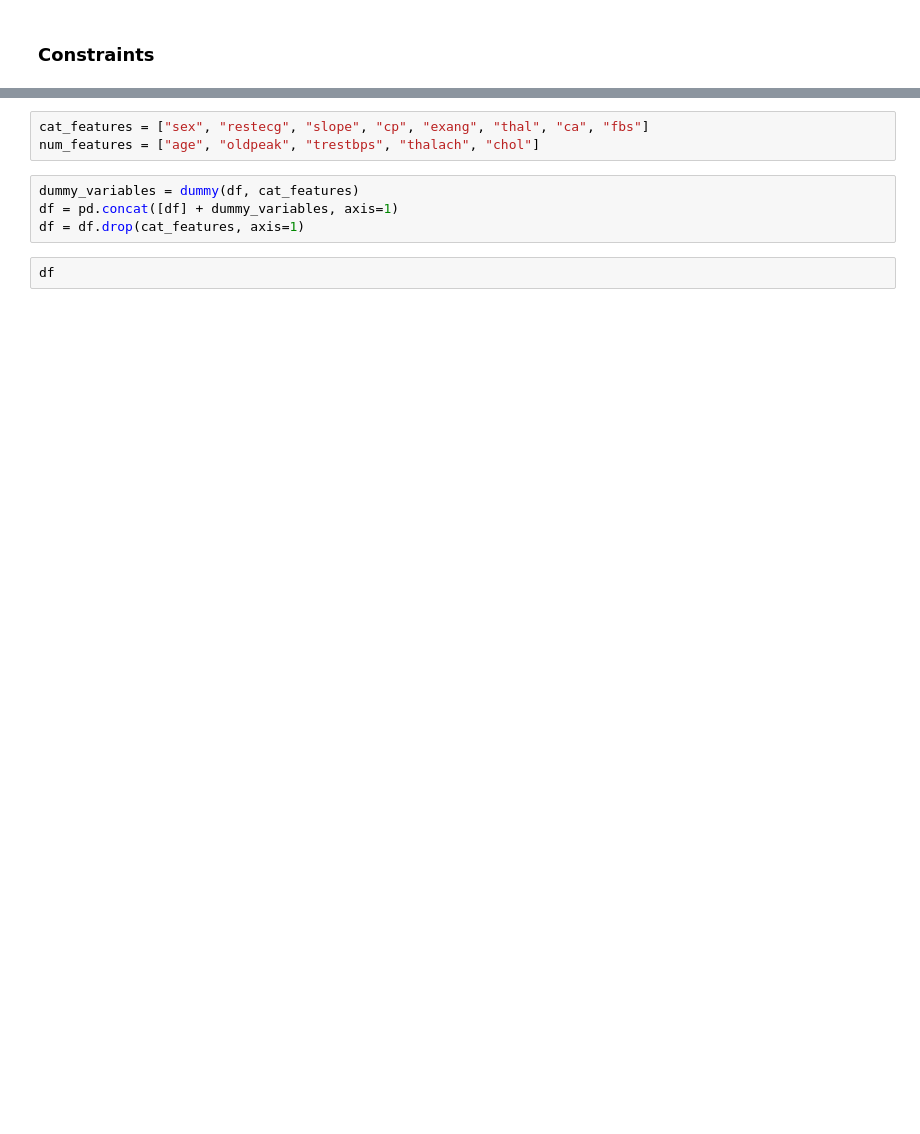
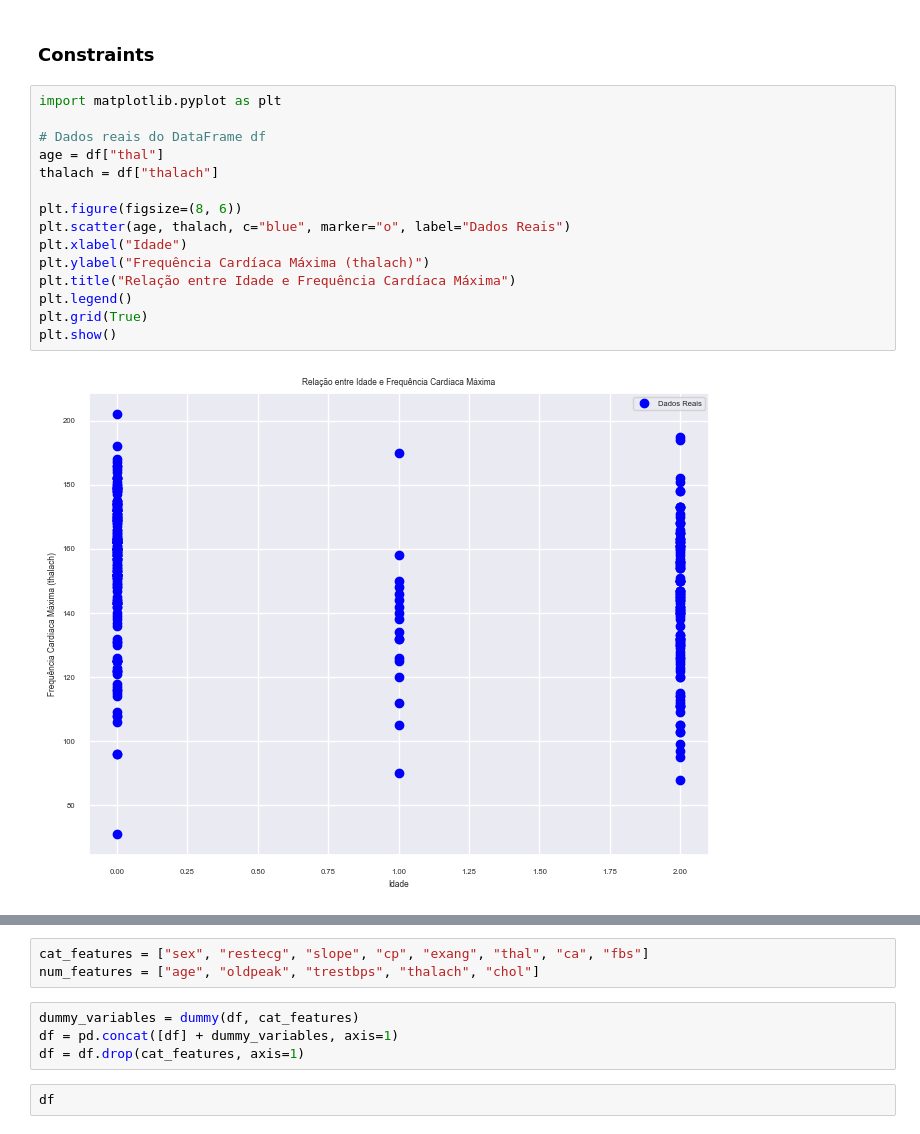
Before and after one commit to caiocmb7/projetos, a Jupyter notebook: ML&AI/TCC/heart_cleveland.ipynb, the cells around one changed output, grey strips where cells are left out. Drawn from its saved outputs; the diff is of its cells as text; blank space fills up the shorter version.

```diff
--- a/ML&AI/TCC/heart_cleveland.ipynb
+++ b/ML&AI/TCC/heart_cleveland.ipynb
@@ -481,3 +485,20 @@ metadata
 }
 # %% [markdown]
 ### Constraints
+# %%
+import matplotlib.pyplot as plt
+
+# Dados reais do DataFrame df
+age = df["thal"]
+thalach = df["thalach"]
+
+plt.figure(figsize=(8, 6))
+plt.scatter(age, thalach, c="blue", marker="o", label="Dados Reais")
+plt.xlabel("Idade")
+plt.ylabel("Frequência Cardíaca Máxima (thalach)")
+plt.title("Relação entre Idade e Frequência Cardíaca Máxima")
+plt.legend()
+plt.grid(True)
+plt.show()
+# %% [output]
+[figure, added]
```
Also changed, not shown: parts of 103 cells of this notebook, 5 other files.
